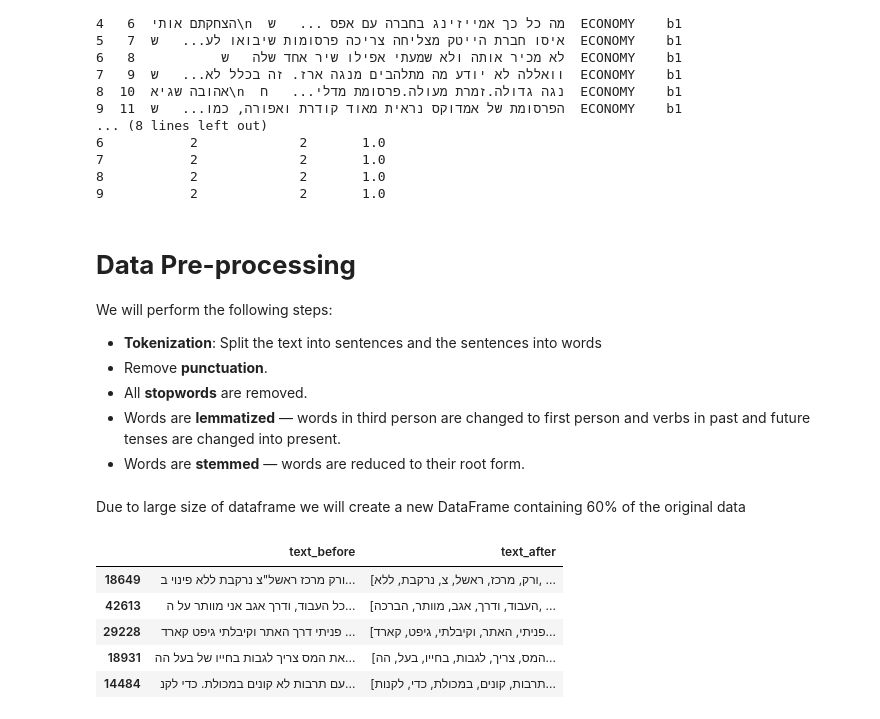
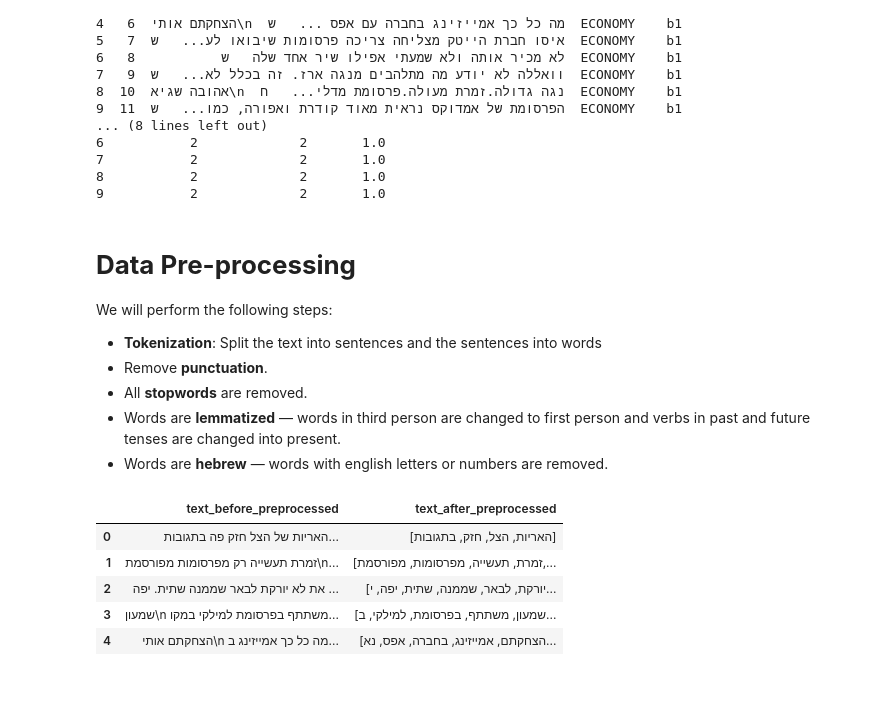
Before and after one commit to Rotem2411/alephBERTgimmelDalet, a Jupyter notebook: Latent_Dirichlet_Allocation.ipynb, the cells around one changed output. Drawn from its saved outputs; the diff is of its cells as text; code cells hidden in the pictures; blank space fills up the shorter version.

```diff
--- a/Latent_Dirichlet_Allocation.ipynb
+++ b/Latent_Dirichlet_Allocation.ipynb
@@ -63,7 +61,10 @@ We will perform the following steps:
 *   Remove **punctuation**.
 *   All **stopwords** are removed.
 *   Words are **lemmatized** — words in third person are changed to first person and verbs in past and future tenses are changed into present.
-*   Words are **stemmed** — words are reduced to their root form.
+*   Words are **hebrew** — words with english letters or numbers are removed.
+# %%
+def contains_english_letter(word):
+    return any(c.isascii() for c in word)
 # %%
 def cleanwords(text):
     wn = nltk.WordNetLemmatizer()
@@ -71,26 +72,24 @@ def cleanwords(text):
     tokens = nltk.word_tokenize(text)
     no_stopwords = [word for word in tokens if word not in stopword]
     no_alpha = [word for word in no_stopwords if word.isalpha()]
-    lemm_text = [wn.lemmatize(word) for word in no_alpha]
+    no_ascii = [word for word in no_alpha if not contains_english_letter(word)]
+    lemm_text = [wn.lemmatize(word) for word in no_ascii]
     return lemm_text
-# %% [markdown]
-Due to large size of dataframe we will create a new DataFrame containing 60% of the original data
 # %%
-text_before = df['text']
-text_before = text_before.sample(frac=0.6, random_state=200)
-text_after = {}
-for i in text_before.index:
-  text_after[i] = cleanwords(text_before[i])
+text_before_preprocessed  = df['text']
+text_after_preprocessed = {}
+for i in text_before_preprocessed.index:
+  text_after_preprocessed[i] = cleanwords(text_before_preprocessed[i])
 # %%
 text_comparison = pd.DataFrame({
-    'text_before': text_before,
-    'text_after': text_after,
+    'text_before_preprocessed': text_before_preprocessed,
+    'text_after_preprocessed': text_after_preprocessed,
 })
 display(text_comparison.head(5))
 # %% [output]
-|  | text_before | text_after |
-| 18649 | ורק מרכז ראשל"צ נרקבת ללא פינוי ב... | [ורק, מרכז, ראשל, צ, נרקבת, ללא, ... |
-| 42613 | כל העבוד, ודרך אגב אני מוותר על ה... | [העבוד, ודרך, אגב, מוותר, הברכה, ... |
-| 29228 | פניתי דרך האתר וקיבלתי גיפט קארד ... | [פניתי, האתר, וקיבלתי, גיפט, קארד... |
-| 18931 | את המס צריך לגבות בחייו של בעל הה... | [המס, צריך, לגבות, בחייו, בעל, הה... |
-| 14484 | עם תרבות לא קונים במכולת. כדי לקנ... | [תרבות, קונים, במכולת, כדי, לקנות... |
+|  | text_before_preprocessed | text_after_preprocessed |
+| 0 | האריות של הצל חזק פה בתגובות... | [האריות, הצל, חזק, בתגובות] |
+| 1 | זמרת תעשייה רק מפרסומות מפורסמת\n... | [זמרת, תעשייה, מפרסומות, מפורסמת,... |
+| 2 | את לא יורקת לבאר שממנה שתית. יפה ... | [יורקת, לבאר, שממנה, שתית, יפה, י... |
+| 3 | שמעון\n משתתף בפרסומת למילקי במקו... | [שמעון, משתתף, בפרסומת, למילקי, ב... |
+| 4 | הצחקתם אותי\n מה כל כך אמייזינג ב... | [הצחקתם, אמייזינג, בחברה, אפס, נא... |
```
Also changed, not shown: parts of 31 cells of this notebook.
